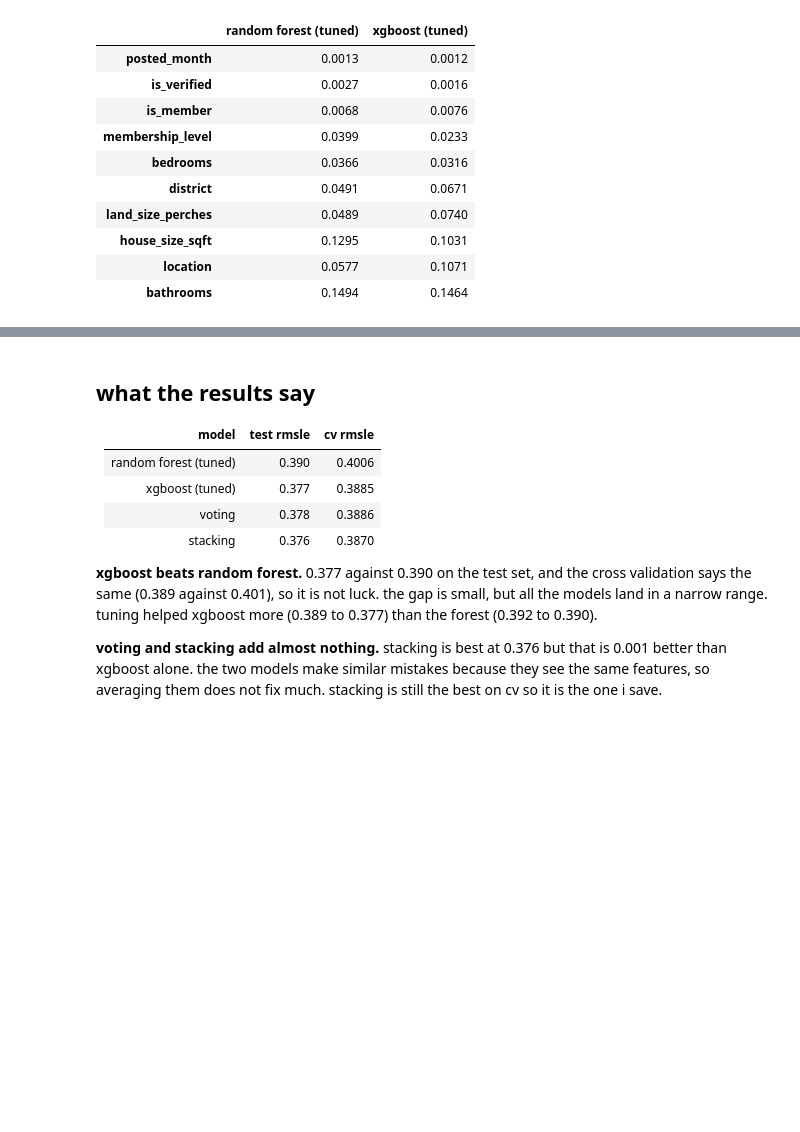
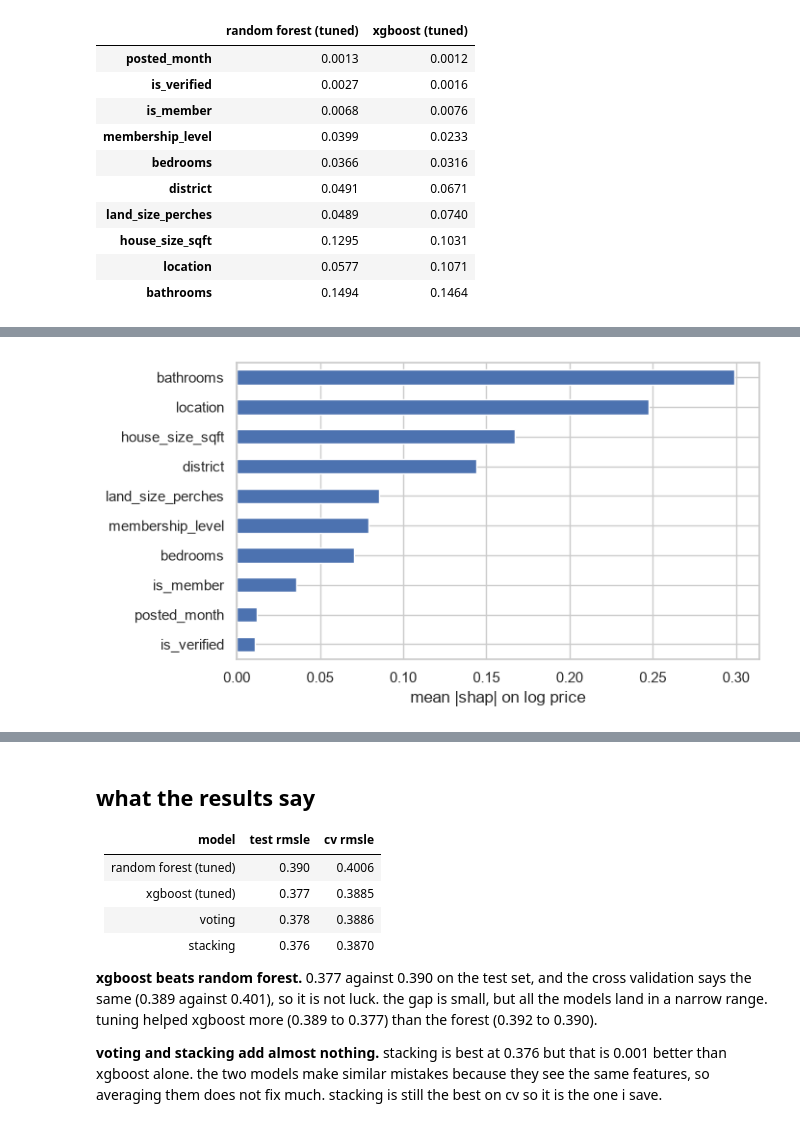
Before and after one commit to dsameendra/lk-ensemble-lab, a Jupyter notebook: notebooks/houses_modelling.ipynb, the cells around one changed output, grey strips where cells are left out. Cells and saved outputs as stored; diff of their text form; code cells hidden in the pictures; blank space fills up the shorter version.

Commit message:
add shap, pdp and why this estimate chart

```diff
--- a/notebooks/houses_modelling.ipynb
+++ b/notebooks/houses_modelling.ipynb
@@ -352,0 +420,25 @@ imp.round(4)
+# %%
+import shap
+
+prep_fit = xgb_best.named_steps['prep']
+booster = xgb_best.named_steps['model'].regressor_
+
+shap_rows = X_test.sample(2000, random_state=SEED)
+Z = prep_fit.transform(shap_rows)
+names = list(prep_fit.get_feature_names_out())
+shap_values = shap.TreeExplainer(booster).shap_values(Z)
+
+# one hot columns of a feature are added back together
+def original(name):
+    kind, rest = name.split('__', 1)
+    if kind == 'cat':
+        return next(c for c in cat_cols if rest.startswith(c + '_'))
+    return rest
+
+groups = pd.Series([original(n) for n in names])
+shap_importance = pd.DataFrame(np.abs(shap_values)).T.groupby(groups.values).sum().T.mean().sort_values()
+shap_importance.plot.barh(figsize=(7, 4))
+plt.xlabel('mean |shap| on log price')
+plt.show()
+# %% [output]
+[figure, added]
```
Also changed, not shown: parts of 12 cells of this notebook, 7 other files.
